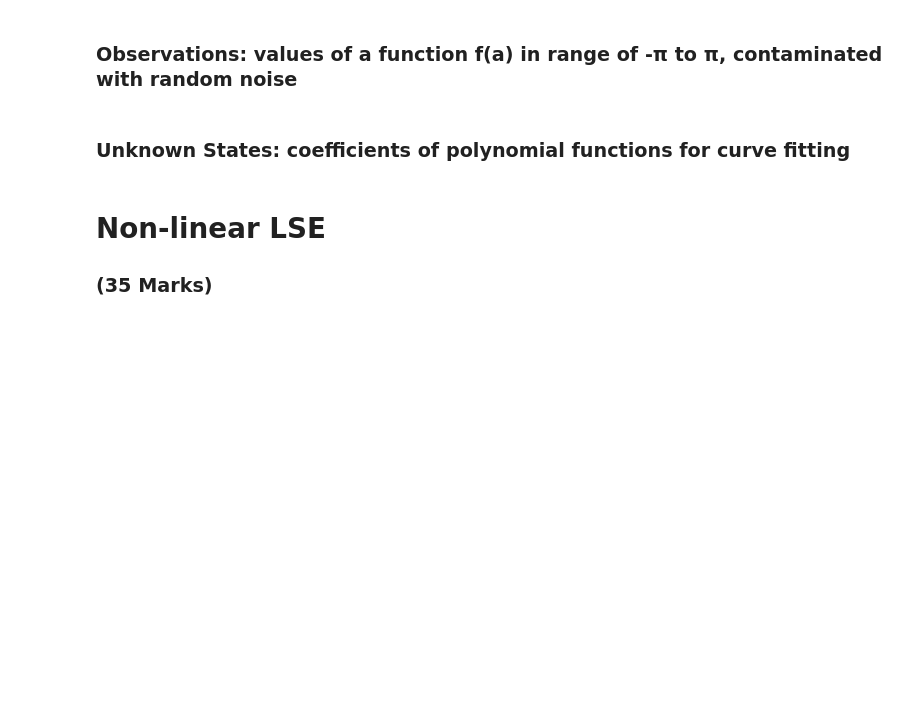
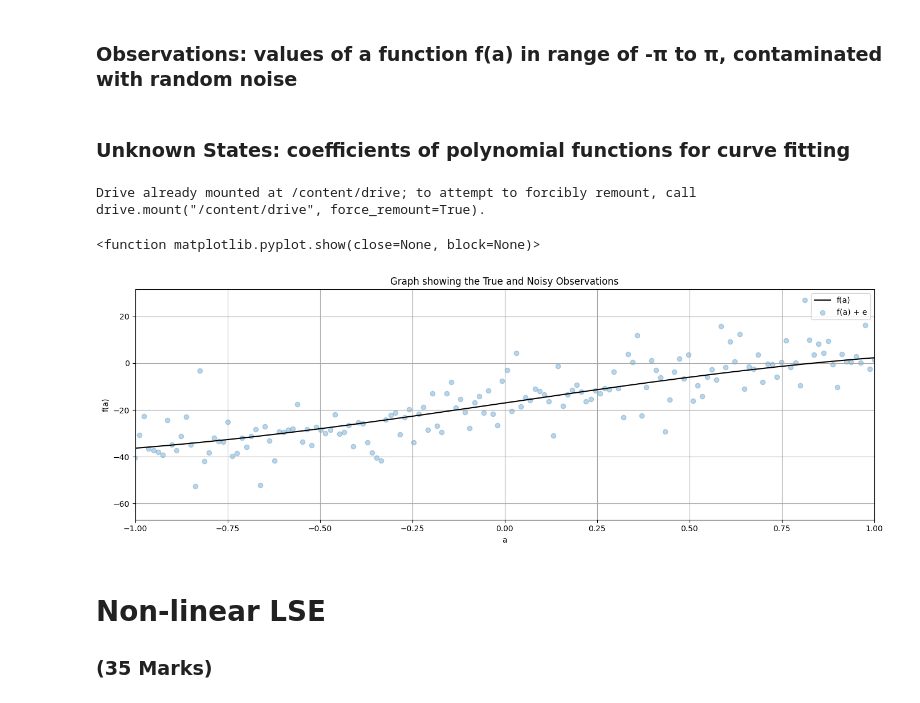
Before and after one commit to ObehiEdeoghon/engg680_2024_fall, a Jupyter notebook: Lab_Assignment2/Assignment2.ipynb, the cells around one changed output. Drawn from its saved outputs; the diff is of its cells as text; code cells hidden in the pictures; blank space fills up the shorter version.

```diff
--- a/Lab_Assignment2/Assignment2.ipynb
+++ b/Lab_Assignment2/Assignment2.ipynb
@@ -38,24 +38,26 @@ import pandas as pd
 from google.colab import drive
 drive.mount ('/content/drive')
 
-df_data =
-arr_data =
+df_data = pd.read_excel('/content/drive/MyDrive/engg680_2024_fall/Lab_Assignment2/data.xlsx')
+arr_data = df_data.to_numpy()
 
 #store the noisy observations, variance of observations and true observations into numpy arrays seperately
 # (1 mark)
-l = #...
-l_var = #...
-l_true = #...
+l = arr_data[:,0]
+l_var = arr_data[:,1]
+l_true = arr_data[:,2]
+# %% [output]
+Drive already mounted at /content/drive; to attempt to forcibly remount, call drive.mount("/content/drive", force_remount=True).
 # %%
 # step 3
 # define the number of observation n
 # (1 mark)
-n = #...
+n = len(l)
 
 # define the observation weight matrix P for LSE as identity matrix
 # identity weight matrix simply means the observations will be unweighted in the following LSE
 # (1 mark)
-P = #...
+P = np.eye (n)
 
 # define the range of function input(i.e., constants a), from start to end; and the numerical array of a
 start = -1* np.pi
@@ -64,20 +66,31 @@ a = np.linspace(start, end, n)
 # %%
 # step 4
 # use the matplotlib to plot the true and noisy observations together in one single figure
 # use scatter for noisy observation plotting
 # for the true observation, label it as "f(a)"" and set color as 'k'
 # for the noisy observation scatter plot, label it as "f(a) + e", set color as 'tab:blue', set marker as 'o' and set alpha as 0.3
 # include proper axis labels, legend and title
 # scale the range of x-axis to be -1 to 1
 # keep this format for the rest of the plots in this lab assignment
 # (2 marks)
 
 fig, ax = plt.subplots(nrows=1, ncols=1, figsize=(14, 5))
 
-# ...
+ax.plot(a, l_true, label='f(a)', color='k')
+ax.scatter(a, l, label='f(a) + e', color='tab:blue', marker='o', alpha=0.3)
+
+ax.set_xlabel('a')
+ax.set_ylabel('f(a)')
+ax.set_title('Graph showing the True and Noisy Observations')
+ax.legend()
+ax.set_xlim(-1, 1)
 
 ax.grid(True, which='both',ls='-',color='0.65')
 fig.tight_layout()
+plt.show
+# %% [output]
+<function matplotlib.pyplot.show(close=None, block=None)>
+[figure, added]
 # %%
 # step 5
 # define a curve fitting function named fit_polynomial_curve
```
Also changed, not shown: parts of 3 cells of this notebook.
